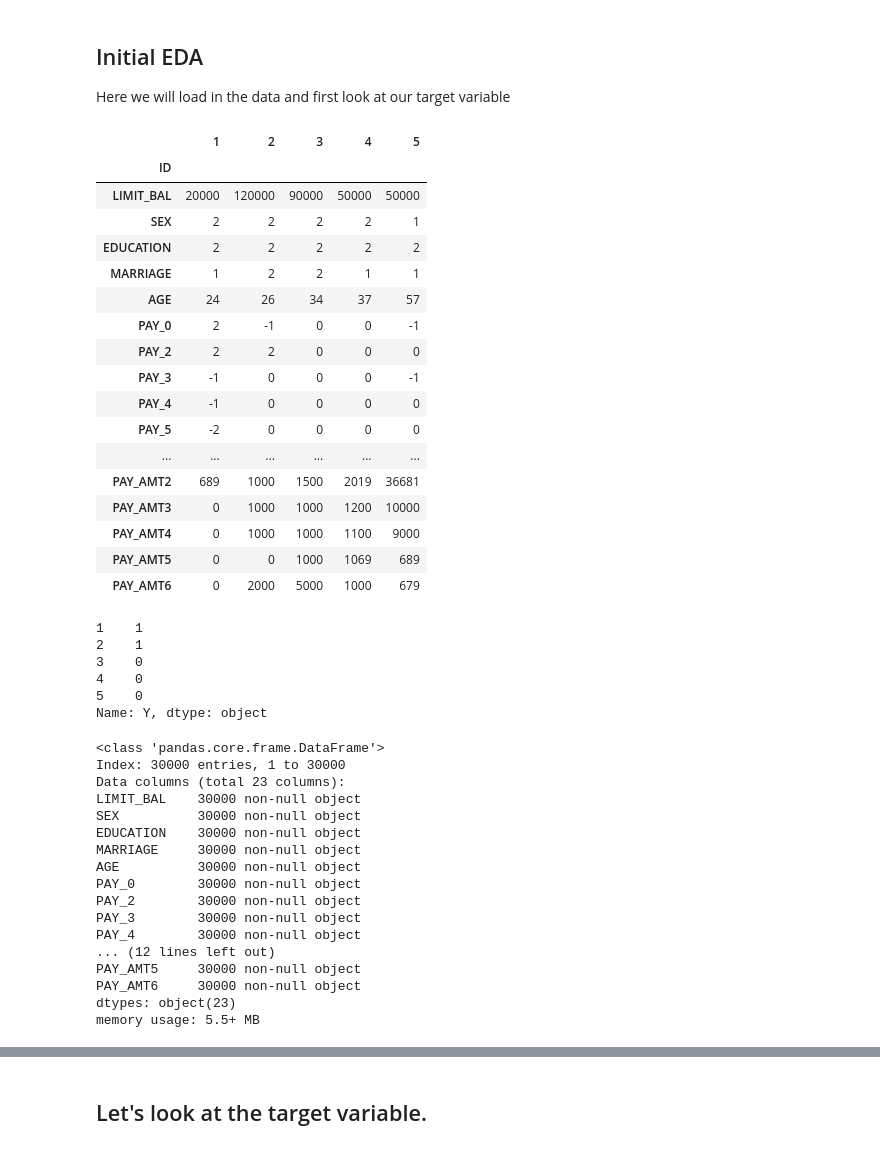
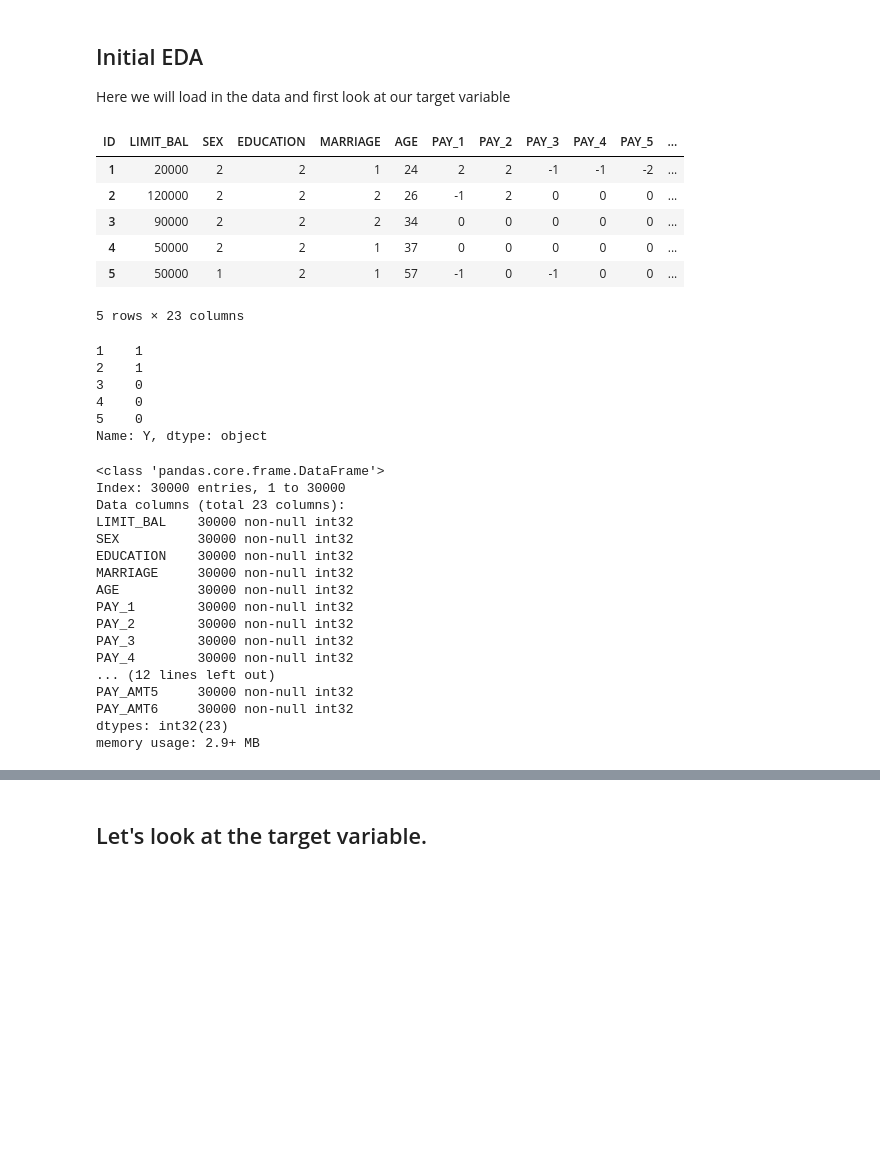
Before and after one commit to BA545-SP2019/2019-competition2-3-musketeers, a Jupyter notebook: Kevin/initial_EDA.ipynb, the cells around one changed output, grey strips where cells are left out. Cells and saved outputs as stored; diff of their text form; code cells hidden in the pictures; blank space fills up the shorter version.

```diff
--- a/Kevin/initial_EDA.ipynb
+++ b/Kevin/initial_EDA.ipynb
@@ -13,40 +14,33 @@ sns.set()
 # %%
 def read_data(path):
     df = pd.read_excel(path, header=0)
 
     df.columns = df.iloc[0,:]
 
     df.rename(index=str, columns={"default payment next month": "Y"}, inplace=True)
 
     y = df.Y
 
     df.drop('ID', inplace=True, axis = 0)
     y.drop('ID', inplace=True, axis = 0)
     df.drop(columns = 'Y', inplace = True)
+    df = df.astype('int32')
+
+    #replace 'PAY_0' with 'PAY_1' in order to allign with 'BILL_AMT1' and 'PAY_AMT1'
+    df.rename(index=str, columns = {'PAY_0': 'PAY_1'}, inplace=True)
 
     return df,  y
 
 df, y= read_data('../default_of_credit_card_clients.xls')
 df.head()
 # %% [output]
-|  | 1 | 2 | 3 | 4 | 5 |
-| ID |  |  |  |  |  |
-| LIMIT_BAL | 20000 | 120000 | 90000 | 50000 | 50000 |
-| SEX | 2 | 2 | 2 | 2 | 1 |
-| EDUCATION | 2 | 2 | 2 | 2 | 2 |
-| MARRIAGE | 1 | 2 | 2 | 1 | 1 |
-| AGE | 24 | 26 | 34 | 37 | 57 |
-| PAY_0 | 2 | -1 | 0 | 0 | -1 |
-| PAY_2 | 2 | 2 | 0 | 0 | 0 |
-| PAY_3 | -1 | 0 | 0 | 0 | -1 |
-| PAY_4 | -1 | 0 | 0 | 0 | 0 |
-| PAY_5 | -2 | 0 | 0 | 0 | 0 |
-| ... | ... | ... | ... | ... | ... |
-| PAY_AMT2 | 689 | 1000 | 1500 | 2019 | 36681 |
-| PAY_AMT3 | 0 | 1000 | 1000 | 1200 | 10000 |
-| PAY_AMT4 | 0 | 1000 | 1000 | 1100 | 9000 |
-| PAY_AMT5 | 0 | 0 | 1000 | 1069 | 689 |
-| PAY_AMT6 | 0 | 2000 | 5000 | 1000 | 679 |
+| ID | LIMIT_BAL | SEX | EDUCATION | MARRIAGE | AGE | PAY_1 | PAY_2 | PAY_3 | PAY_4 | PAY_5 | ... |
+| 1 | 20000 | 2 | 2 | 1 | 24 | 2 | 2 | -1 | -1 | -2 | ... |
+| 2 | 120000 | 2 | 2 | 2 | 26 | -1 | 2 | 0 | 0 | 0 | ... |
+| 3 | 90000 | 2 | 2 | 2 | 34 | 0 | 0 | 0 | 0 | 0 | ... |
+| 4 | 50000 | 2 | 2 | 1 | 37 | 0 | 0 | 0 | 0 | 0 | ... |
+| 5 | 50000 | 1 | 2 | 1 | 57 | -1 | 0 | -1 | 0 | 0 | ... |
+5 rows × 23 columns
 # %%
 y.head()
 # %% [output]
@@ -62,20 +56,20 @@ df.info()
 <class 'pandas.core.frame.DataFrame'>
 Index: 30000 entries, 1 to 30000
 Data columns (total 23 columns):
-LIMIT_BAL    30000 non-null object
-SEX          30000 non-null object
-EDUCATION    30000 non-null object
-MARRIAGE     30000 non-null object
-AGE          30000 non-null object
-PAY_0        30000 non-null object
-PAY_2        30000 non-null object
-PAY_3        30000 non-null object
-PAY_4        30000 non-null object
+LIMIT_BAL    30000 non-null int32
+SEX          30000 non-null int32
+EDUCATION    30000 non-null int32
+MARRIAGE     30000 non-null int32
+AGE          30000 non-null int32
+PAY_1        30000 non-null int32
+PAY_2        30000 non-null int32
+PAY_3        30000 non-null int32
+PAY_4        30000 non-null int32
 ... (12 lines left out)
-PAY_AMT5     30000 non-null object
-PAY_AMT6     30000 non-null object
-dtypes: object(23)
-memory usage: 5.5+ MB
+PAY_AMT5     30000 non-null int32
+PAY_AMT6     30000 non-null int32
+dtypes: int32(23)
+memory usage: 2.9+ MB
 # %% [markdown]
 Since every column is an object, we'll have to convert them to a numeric type. We'll use the data dictionary from UCI Machine Learning Repository website as a preliminary data dictionary to guide us.
 
```
Also changed, not shown: parts of 27 cells of this notebook, 3 other files.
